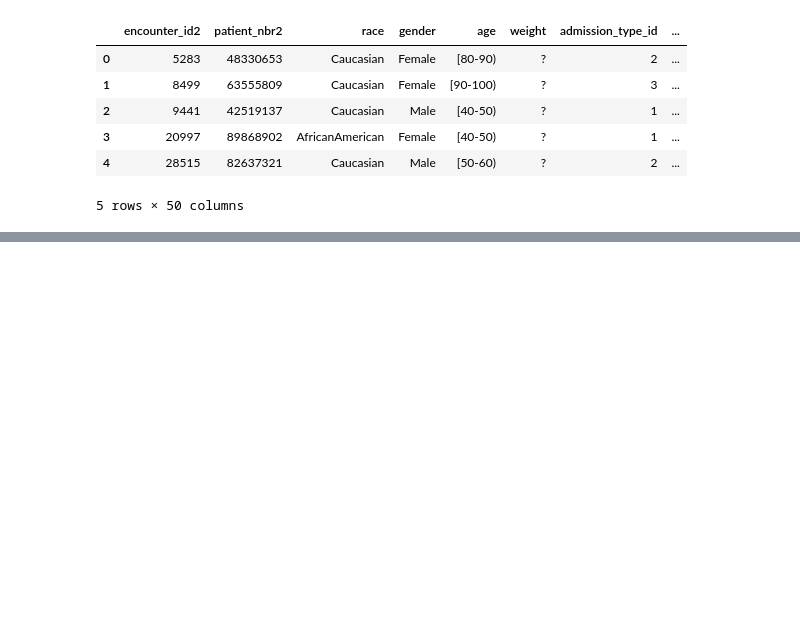
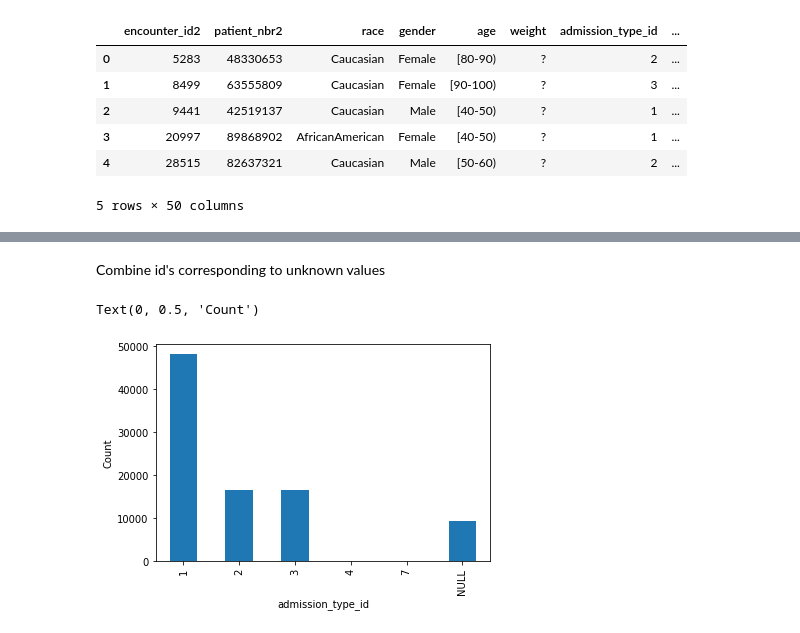
Before and after one commit to gavinmcclelland/CISC451, a Jupyter notebook: a2/code/patient_readmission.ipynb, the cells around one changed output, grey strips where cells are left out. Cells and saved outputs as stored; diff of their text form; code cells hidden in the pictures; blank space fills up the shorter version.

```diff
--- a/a2/code/patient_readmission.ipynb
+++ b/a2/code/patient_readmission.ipynb
@@ -79,0 +137,9 @@ df.groupby('readmitted').size().plot(kind='bar')
+# %% [markdown]
+Combine id's corresponding to unknown values
+# %%
+df['admission_type_id'] = pd.Series(['NULL' if val in [5, 6, 8] else val for val in df['admission_type_id']], index=df.index)
+df.groupby('admission_type_id').size().plot(kind='bar')
+plt.ylabel('Count')
+# %% [output]
+Text(0, 0.5, 'Count')
+[figure, added]
```
Also changed, not shown: parts of 41 cells of this notebook.
